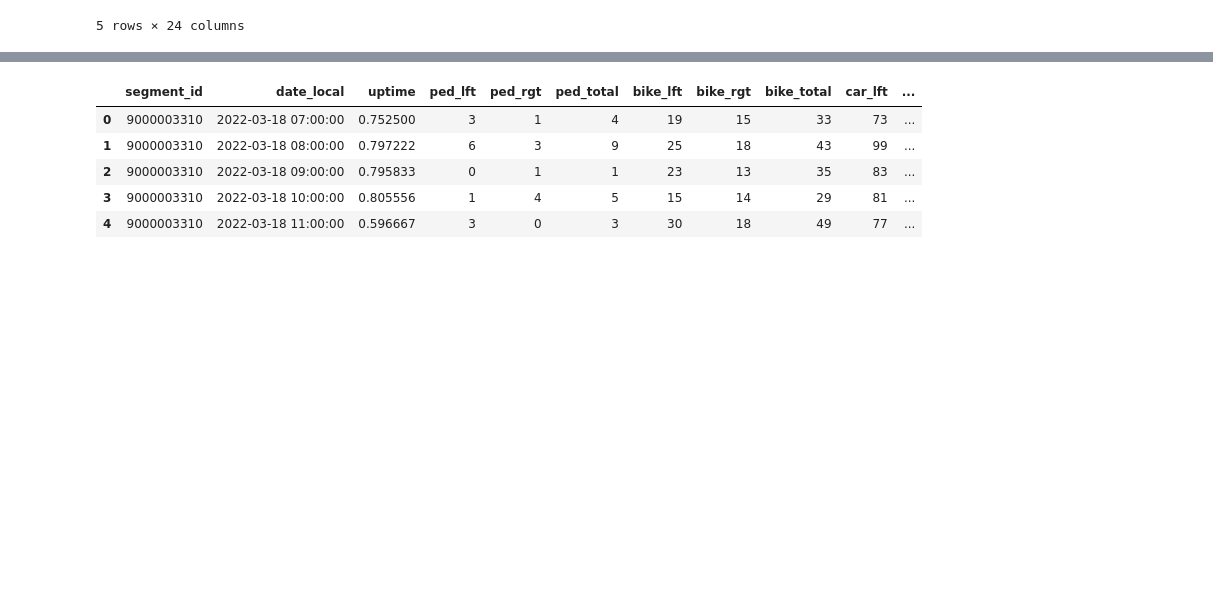
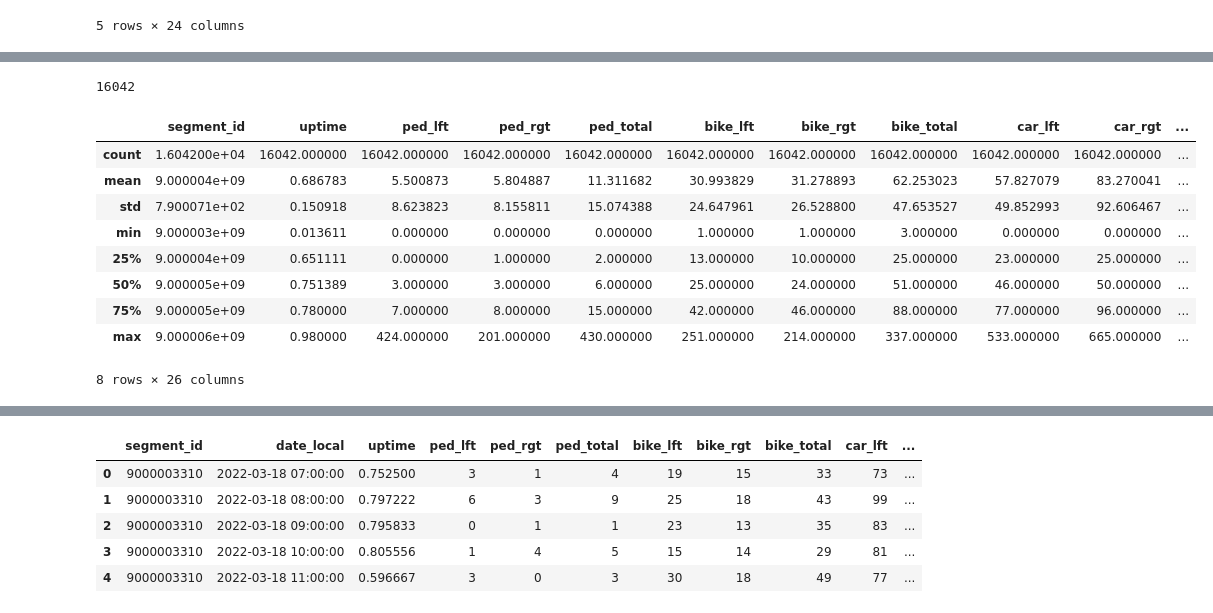
Before and after one commit to mjrm123mi/Data-Science-Pedestrian-Project, a Jupyter notebook: src/Explorative_Datenanalyse_Fußgaengerinnen.ipynb, the cells around one changed output, grey strips where cells are left out. Cells and saved outputs as stored; diff of their text form; code cells hidden in the pictures; blank space fills up the shorter version.

```diff
--- a/src/Explorative_Datenanalyse_Fußgaengerinnen.ipynb
+++ b/src/Explorative_Datenanalyse_Fußgaengerinnen.ipynb
@@ -28,0 +51,22 @@ df_zaehler.head()
+# %%
+# Überprüfen der Plausibilität von bike_total und car_total
+df_zaehler["summe_bike"]=df_zaehler["bike_lft"]+df_zaehler["bike_rgt"]
+df_zaehler["summe_bike_valid"]=df_zaehler["bike_total"]==df_zaehler["summe_bike"]
+plausibel_false_bike = (df_zaehler["summe_bike_valid"]==False).sum()
+print(plausibel_false_bike)
+
+df_notPlausible_bike=df_zaehler[df_zaehler["summe_bike_valid"]==False]
+df_notPlausible_bike["bike_total_fehler"]=df_notPlausible_bike["bike_total"]-df_notPlausible_bike["summe_bike"]
+df_notPlausible_bike.describe()
+# %% [output]
+16042
+|  | segment_id | uptime | ped_lft | ped_rgt | ped_total | bike_lft | bike_rgt | bike_total | car_lft | car_rgt | ... |
+| count | 1.604200e+04 | 16042.000000 | 16042.000000 | 16042.000000 | 16042.000000 | 16042.000000 | 16042.000000 | 16042.000000 | 16042.000000 | 16042.000000 | ... |
+| mean | 9.000004e+09 | 0.686783 | 5.500873 | 5.804887 | 11.311682 | 30.993829 | 31.278893 | 62.253023 | 57.827079 | 83.270041 | ... |
+| std | 7.900071e+02 | 0.150918 | 8.623823 | 8.155811 | 15.074388 | 24.647961 | 26.528800 | 47.653527 | 49.852993 | 92.606467 | ... |
+| min | 9.000003e+09 | 0.013611 | 0.000000 | 0.000000 | 0.000000 | 1.000000 | 1.000000 | 3.000000 | 0.000000 | 0.000000 | ... |
+| 25% | 9.000004e+09 | 0.651111 | 0.000000 | 1.000000 | 2.000000 | 13.000000 | 10.000000 | 25.000000 | 23.000000 | 25.000000 | ... |
+| 50% | 9.000005e+09 | 0.751389 | 3.000000 | 3.000000 | 6.000000 | 25.000000 | 24.000000 | 51.000000 | 46.000000 | 50.000000 | ... |
+| 75% | 9.000005e+09 | 0.780000 | 7.000000 | 8.000000 | 15.000000 | 42.000000 | 46.000000 | 88.000000 | 77.000000 | 96.000000 | ... |
+| max | 9.000006e+09 | 0.980000 | 424.000000 | 201.000000 | 430.000000 | 251.000000 | 214.000000 | 337.000000 | 533.000000 | 665.000000 | ... |
+8 rows × 26 columns
```
Also changed, not shown: parts of 4 cells of this notebook.
